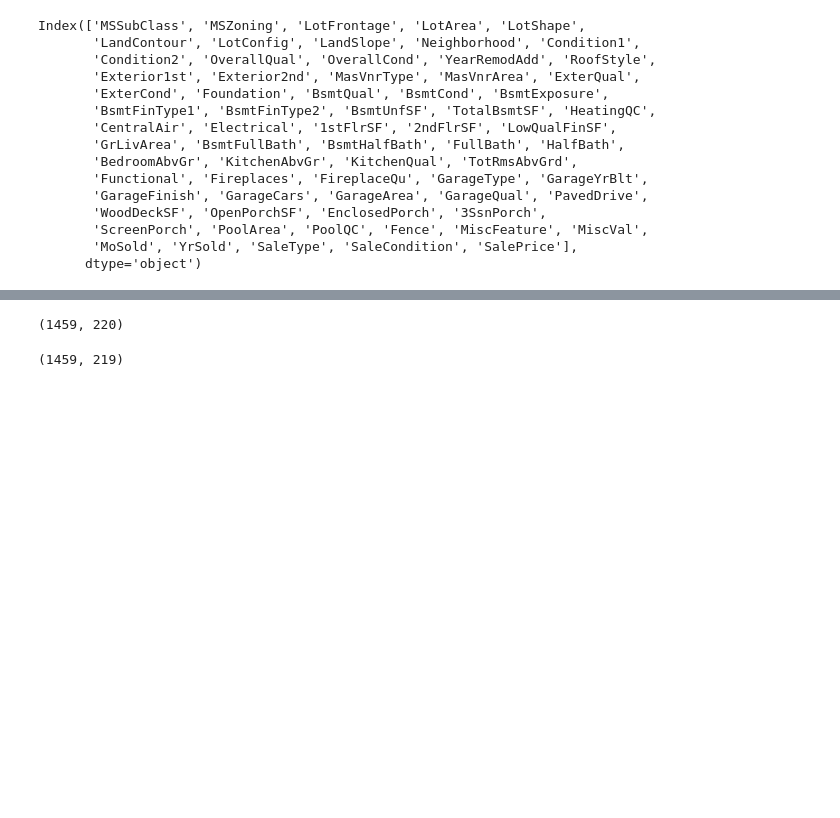
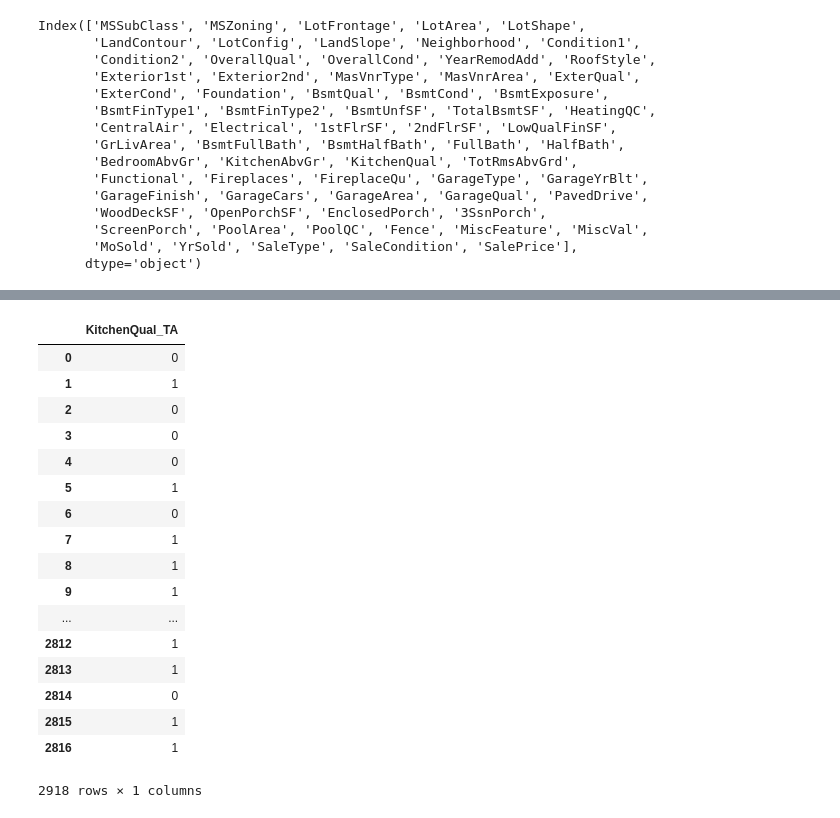
Before and after one commit to qnguyen793/Ames_housing_price_ml, a Jupyter notebook: Housing price analysis.ipynb, the cells around one changed output, grey strips where cells are left out. Cells and saved outputs as stored; diff of their text form; code cells hidden in the pictures; blank space fills up the shorter version.

```diff
--- a/Housing price analysis.ipynb
+++ b/Housing price analysis.ipynb
@@ -262,14 +262,16 @@ all_data = all_data.drop(['TotRmsAbvGrd', 'EnclosedPorch', '3SsnPorch', 'ScreenP
 pd.set_option("display.max_columns", 500)
 # all_data[all_data.select_dtypes(['object']).columns] = all_data.select_dtypes(['object']).apply(lambda x: x.astype('category'))
 # cat_features = all_data.select_dtypes(include = ["object"]).columns
-no_gyb = all_data.drop('GarageYrBlt', axis = 1)
-all_categorical = no_gyb.select_dtypes(exclude=[np.number]).columns
+# no_gyb = all_data.drop('GarageYrBlt', axis = 1)
+all_categorical = all_data.select_dtypes(exclude=[np.number]).columns
 mergedCat = all_data[all_categorical]
 mergedCat = pd.get_dummies(mergedCat,drop_first=True)
 # all_categorical
 # Chi Squared with Categorical variables against target and drop when it has low correlation
 # %%
 dummified_full = pd.concat([all_data,mergedCat],axis=1)
+# %%
+dummified_full = dummified_full.drop(all_categorical,axis=1)
 # %%
 pd.set_option("display.max_rows", 500)
 all_data[all_data.loc[:,'SalePrice'] != 0].corr().loc['SalePrice'].abs().sort_values(ascending=False)
@@ -319,8 +327,31 @@ test = test.drop('SalePrice',axis=1)
-# %%
-train.shape
-# %% [output]
-(1459, 220)
-# %%
-test.shape
-# %% [output]
-(1459, 219)
+# %%
+import sklearn
+from sklearn.model_selection import KFold
+from sklearn.feature_selection import RFECV
+from sklearn import linear_model
+
+ols = linear_model.LinearRegression()
+rfecv = RFECV(estimator=ols, step=1, cv=KFold(10),scoring='r2')
+rfecv.fit(x_train, y_train)
+
+house_features = rfecv.support_
+dummified_full.iloc[:,~house_features] #feature selection from RFECV method, columns to possibly drop
+# %% [output]
+|  | KitchenQual_TA |
+| 0 | 0 |
+| 1 | 1 |
+| 2 | 0 |
+| 3 | 0 |
+| 4 | 0 |
+| 5 | 1 |
+| 6 | 0 |
+| 7 | 1 |
+| 8 | 1 |
+| 9 | 1 |
+| ... | ... |
+| 2812 | 1 |
+| 2813 | 1 |
+| 2814 | 0 |
+| 2815 | 1 |
+| 2816 | 1 |
+2918 rows × 1 columns
```
Also changed, not shown: parts of 25 cells of this notebook.
